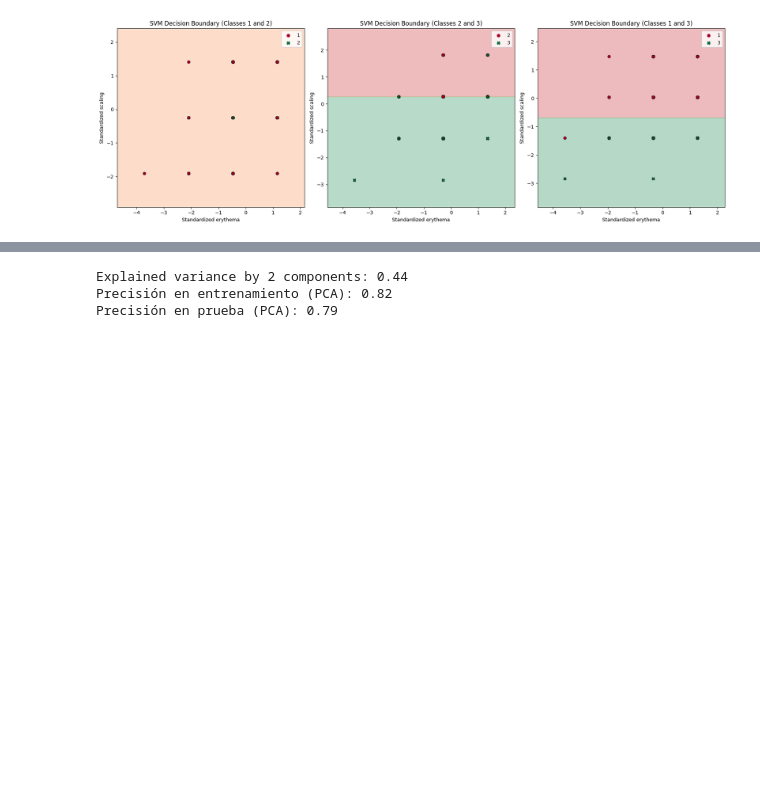
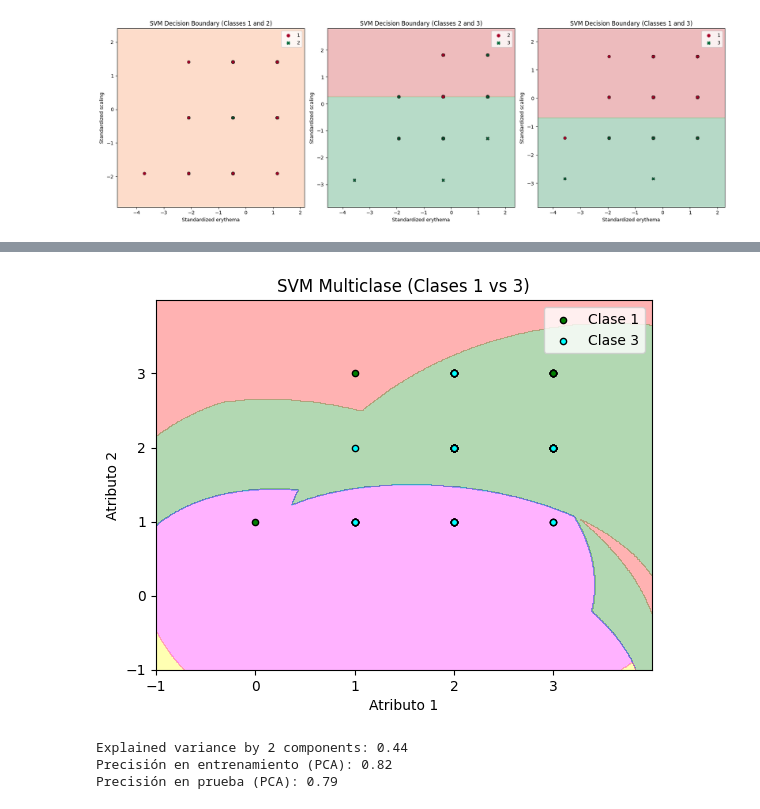
Before and after one commit to Urbii22/Sistemas-Inteligentes, a Jupyter notebook: Practica2_Reconocimiento_de_Patrones/Practica2-Clasificacion-Parte-II-VEstudiantes-Curso-2024-2025/DermatologyLoadingAndClassifOK-VEstudiantes.ipynb, the cells around one changed output, grey strips where cells are left out. Cells and saved outputs as stored; diff of their text form; code cells hidden in the pictures; blank space fills up the shorter version.

```diff
--- a/Practica2_Reconocimiento_de_Patrones/Practica2-Clasificacion-Parte-II-VEstudiantes-Curso-2024-2025/DermatologyLoadingAndClassifOK-VEstudiantes.ipynb
+++ b/Practica2_Reconocimiento_de_Patrones/Practica2-Clasificacion-Parte-II-VEstudiantes-Curso-2024-2025/DermatologyLoadingAndClassifOK-VEstudiantes.ipynb
@@ -626,3 +709,83 @@ plt.show()
+# %%
+import numpy as np
+import matplotlib.pyplot as plt
+from matplotlib.colors import ListedColormap
+
+# Supongamos que ya tienes tu SVM multiclase entrenado llamado 'svm_classifier'
+# y que tienes tus datos X_train y y_train definidos
+
+# 1. Seleccionar las dos clases que deseas visualizar
+class_a = 1  # Primera clase de interés
+class_b = 3  # Segunda clase de interés
+
+# 2. Seleccionar dos características para la visualización
+feature_1 = 0  # Índice de la primera característica
+feature_2 = 1  # Índice de la segunda característica
+
+# 3. Calcular las medias de las otras características para fijarlas
+if X_train.shape[1] > 2:
+    fixed_features = np.mean(X_train[:, 2:], axis=0)
+else:
+    fixed_features = np.array([])  # No hay características adicionales
+
+# 4. Crear una malla de puntos para la visualización
+x_min, x_max = X_train[:, feature_1].min() - 1, X_train[:, feature_1].max() + 1
+y_min, y_max = X_train[:, feature_2].min() - 1, X_train[:, feature_2].max() + 1
+X1, X2 = np.meshgrid(np.arange(x_min, x_max, 0.01),
+                     np.arange(y_min, y_max, 0.01))
+
+# 5. Preparar los puntos de la malla para la predicción
+grid_points = np.c_[X1.ravel(), X2.ravel()]
+
+if X_train.shape[1] > 2:
+    # Repetir las características fijas para cada punto de la malla
+    fixed_part = np.tile(fixed_features, (grid_points.shape[0], 1))
+    # Concatenar las dos características variables con las características fijas
+    grid_points_full = np.hstack((grid_points, fixed_part))
+else:
+    grid_points_full = grid_points
+
+# 6. Si aplicaste escalado, aplica el mismo escalado a grid_points_full
+# Suponiendo que tienes un objeto 'scaler' que ya está ajustado
+# grid_points_full_scaled = scaler.transform(grid_points_full)
+
+# 7. Realizar la predicción usando el SVM multiclase existente
+# Si usas escalado:
+# Z = svm_classifier.predict(grid_points_full_scaled)
+# Si no usas escalado:
+Z = svm_model.predict(grid_points_full)
+
+Z = Z.reshape(X1.shape)
+
+# 8. Definir el mapa de colores con al menos 6 colores para las 6 clases
+cmap = ListedColormap(['red', 'green', 'blue', 'cyan', 'magenta', 'yellow'])
+
+# 9. Graficar el límite de decisión
+plt.contourf(X1, X2, Z, alpha=0.3, cmap=cmap)
+
+# 10. Configurar los límites de los ejes
+plt.xlim(X1.min(), X1.max())
+plt.ylim(X2.min(), X2.max())
+
+# 11. Graficar los puntos de entrenamiento de las dos clases seleccionadas
+for i, class_label in enumerate([class_a, class_b]):
+    plt.scatter(
+        X_train[y_train == class_label, feature_1],
+        X_train[y_train == class_label, feature_2],
+        c=[cmap(class_label)],
+        label=f'Clase {class_label}',
+        edgecolor='k',
+        s=20
+    )
+
+# 12. Añadir títulos y etiquetas
+plt.title(f'SVM Multiclase (Clases {class_a} vs {class_b})')
+plt.xlabel(f'Atributo {feature_1 + 1}')
+plt.ylabel(f'Atributo {feature_2 + 1}')
+plt.legend()
+plt.show()
+# %% [output]
+[figure, added]
 # %%
 from sklearn.decomposition import PCA
 # Reducir la dimensionalidad a 2D con PCA
```
Also changed, not shown: parts of 17 cells of this notebook.
